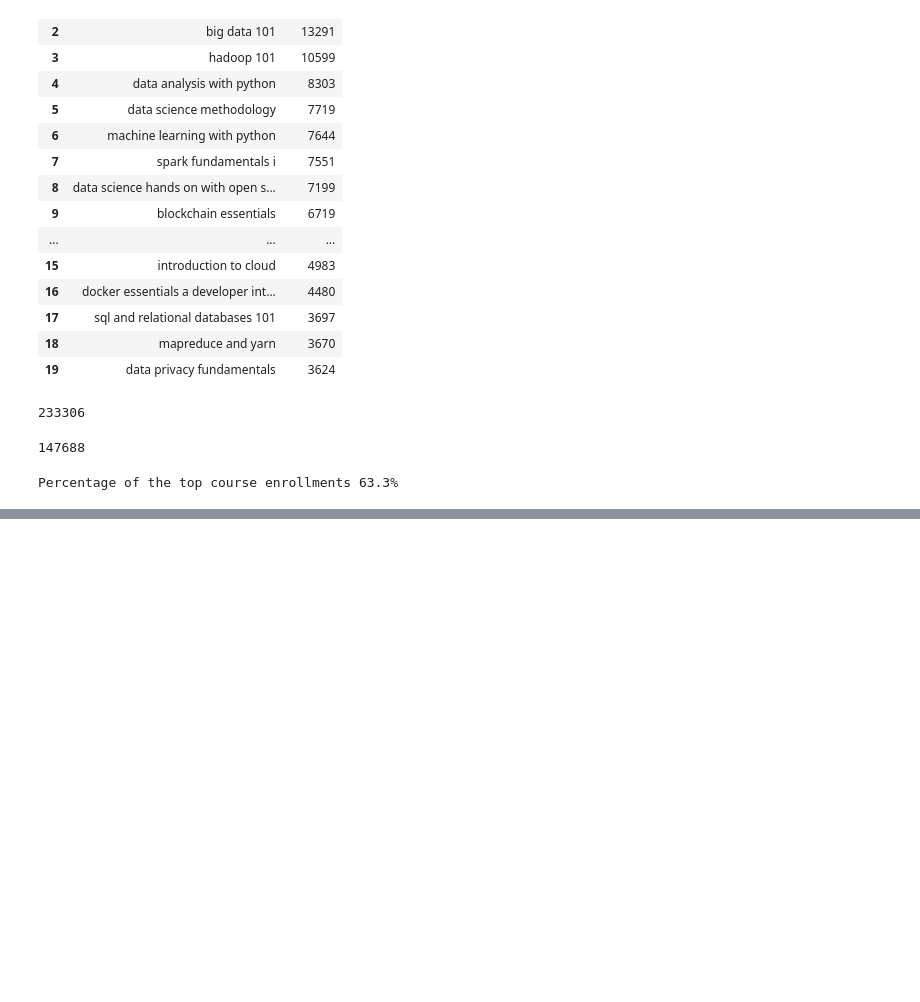
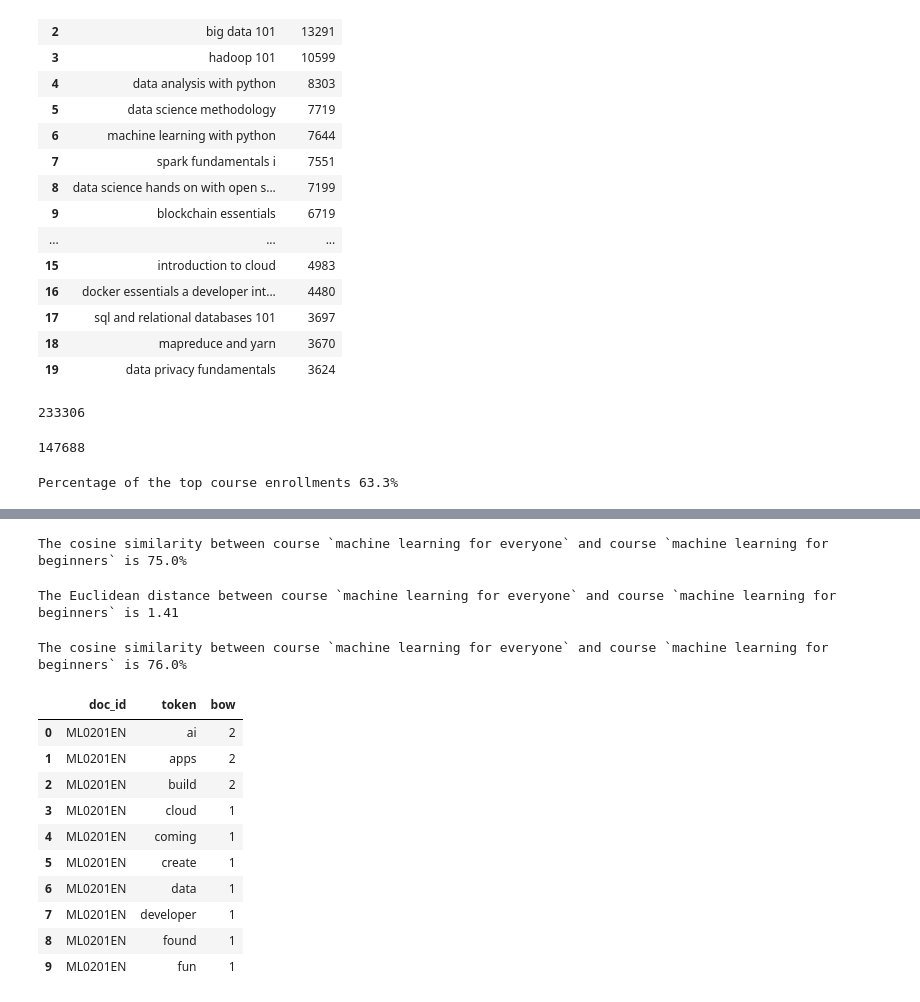
Before and after one commit to jacksonwalters/ibm-ml-cert, a Jupyter notebook: capstone_project/capstone.ipynb, the cells around one changed output, grey strips where cells are left out. Saved outputs shown, nothing was run; the diff lists cells and outputs as text; code cells hidden in the pictures; blank space fills up the shorter version.

```diff
--- a/capstone_project/capstone.ipynb
+++ b/capstone_project/capstone.ipynb
@@ -256,0 +332,8 @@ Percentage of the top course enrollments 63.3%
+# %%
+print(f"The cosine similarity between course `{course1}` and course `{course2}` is {round(cos_sim, 2) * 100}%")
+# %% [output]
+The cosine similarity between course `machine learning for everyone` and course `machine learning for beginners` is 75.0%
+# %%
+print(f"The Euclidean distance between course `{course1}` and course `{course2}` is {round(np.linalg.norm(np.array(bow1)-np.array(bow2)), 2)}")
+# %% [output]
+The Euclidean distance between course `machine learning for everyone` and course `machine learning for beginners` is 1.41
@@ -256,0 +348,4 @@ Percentage of the top course enrollments 63.3%
+# %%
+print(f"The cosine similarity between course `{course1}` and course `{course2}` is {round(jaccard_similarity(set(course1),set(course2)), 2) * 100}%")
+# %% [output]
+The cosine similarity between course `machine learning for everyone` and course `machine learning for beginners` is 76.0%
@@ -256,0 +357,14 @@ Percentage of the top course enrollments 63.3%
+# %%
+bows_df.head(10)
+# %% [output]
+|  | doc_id | token | bow |
+| 0 | ML0201EN | ai | 2 |
+| 1 | ML0201EN | apps | 2 |
+| 2 | ML0201EN | build | 2 |
+| 3 | ML0201EN | cloud | 1 |
+| 4 | ML0201EN | coming | 1 |
+| 5 | ML0201EN | create | 1 |
+| 6 | ML0201EN | data | 1 |
+| 7 | ML0201EN | developer | 1 |
+| 8 | ML0201EN | found | 1 |
+| 9 | ML0201EN | fun | 1 |
```
Also changed, not shown: parts of 27 cells of this notebook.
